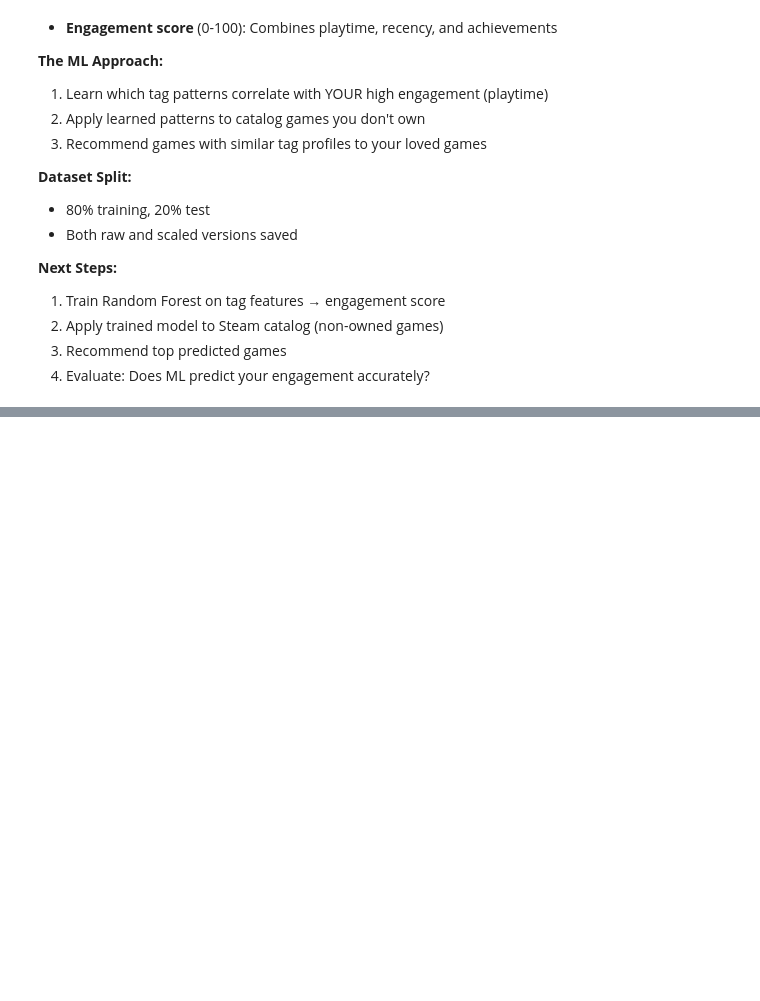
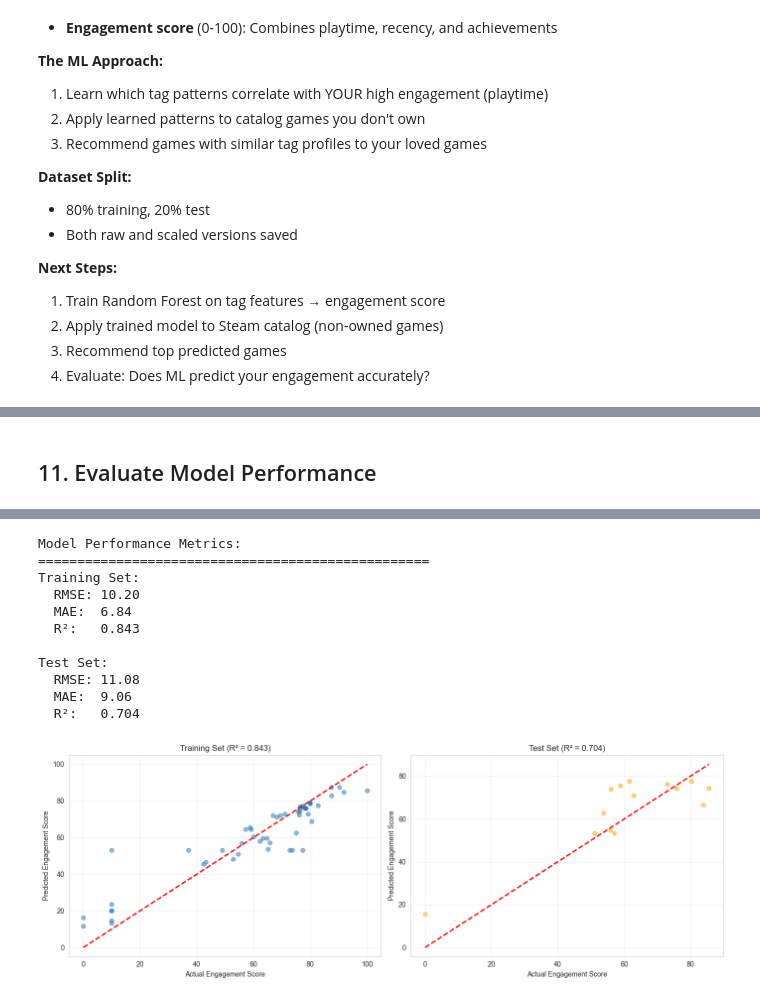
Before and after one commit to rivie13/GameRecMLProject, a Jupyter notebook: notebooks/feature_engineering.ipynb, the cells around one changed output, grey strips where cells are left out. Saved outputs shown, nothing was run; the diff lists cells and outputs as text; code cells hidden in the pictures; blank space fills up the shorter version.

```diff
--- a/notebooks/feature_engineering.ipynb
+++ b/notebooks/feature_engineering.ipynb
@@ -459,0 +499,48 @@ Files created:
+# %% [markdown]
+## 11. Evaluate Model Performance
+# %%
+# Make predictions on test set
+y_pred_train = rf_model.predict(X_train_scaled)
+y_pred_test = rf_model.predict(X_test_scaled)
+
+# Calculate metrics
+train_rmse = np.sqrt(mean_squared_error(y_train, y_pred_train))
+test_rmse = np.sqrt(mean_squared_error(y_test, y_pred_test))
+train_mae = mean_absolute_error(y_train, y_pred_train)
+test_mae = mean_absolute_error(y_test, y_pred_test)
+train_r2 = r2_score(y_train, y_pred_train)
+test_r2 = r2_score(y_test, y_pred_test)
+
+print("Model Performance Metrics:")
+print("=" * 50)
+print(f"Training Set:")
+print(f"  RMSE: {train_rmse:.2f}")
+print(f"  MAE:  {train_mae:.2f}")
+print(f"  R²:   {train_r2:.3f}")
+print(f"\nTest Set:")
+print(f"  RMSE: {test_rmse:.2f}")
+print(f"  MAE:  {test_mae:.2f}")
+print(f"  R²:   {test_r2:.3f}")
+
+# Visualize predictions vs actual
+fig, axes = plt.subplots(1, 2, figsize=(14, 5))
+
+# Training set
+axes[0].scatter(y_train, y_pred_train, alpha=0.5)
+axes[0].plot([y_train.min(), y_train.max()], [y_train.min(), y_train.max()], 'r--', lw=2)
+axes[0].set_xlabel('Actual Engagement Score')
+axes[0].set_ylabel('Predicted Engagement Score')
+axes[0].set_title(f'Training Set (R² = {train_r2:.3f})')
+axes[0].grid(True, alpha=0.3)
+
+# Test set
+axes[1].scatter(y_test, y_pred_test, alpha=0.5, color='orange')
+axes[1].plot([y_test.min(), y_test.max()], [y_test.min(), y_test.max()], 'r--', lw=2)
+axes[1].set_xlabel('Actual Engagement Score')
+axes[1].set_ylabel('Predicted Engagement Score')
+axes[1].set_title(f'Test Set (R² = {test_r2:.3f})')
+axes[1].grid(True, alpha=0.3)
+
+plt.tight_layout()
+plt.show()
+# %% [output]
@@ -459,0 +553,12 @@ Files created:
+Model Performance Metrics:
+==================================================
+Training Set:
+  RMSE: 10.20
+  MAE:  6.84
+  R²:   0.843
+
+Test Set:
+  RMSE: 11.08
+  MAE:  9.06
+  R²:   0.704
+[figure, added]
```
Also changed, not shown: parts of 27 cells of this notebook, 3 other files.
